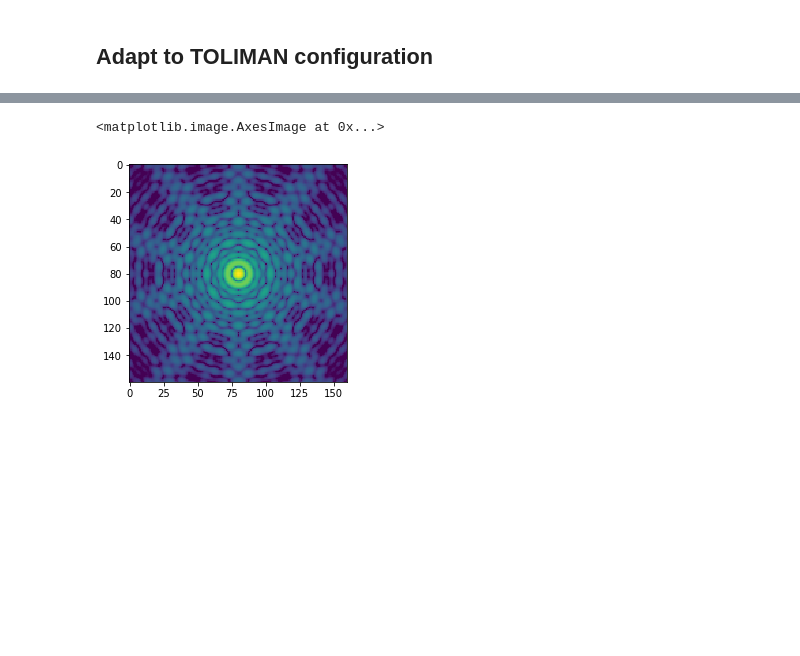
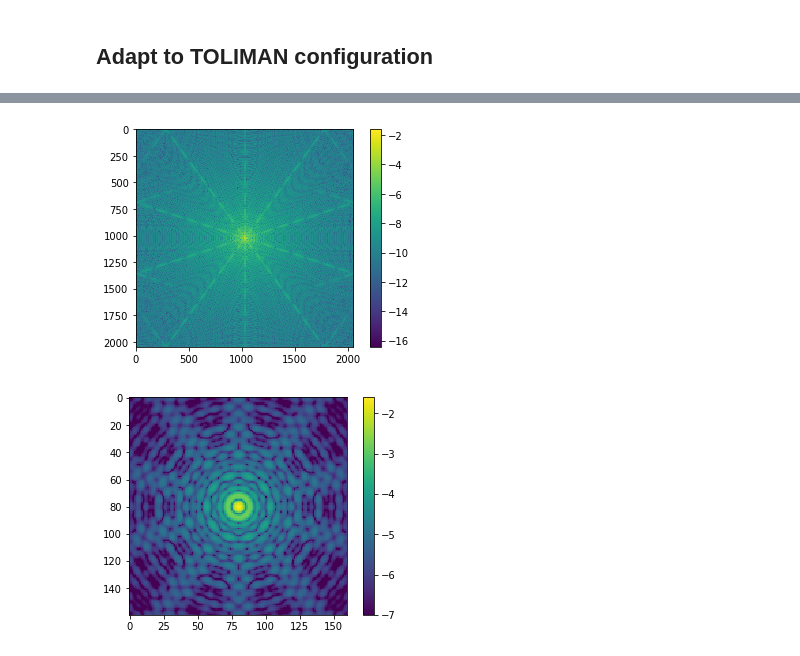
Before and after one commit to benjaminpope/toliman, a Jupyter notebook: image_modelling/hst toliman PROPER.ipynb, the cells around one changed output, grey strips where cells are left out. Cells and saved outputs as stored; diff of their text form; code cells hidden in the pictures; blank space fills up the shorter version.

Commit message:
Added plot of whole wavefront

```diff
--- a/image_modelling/hst toliman PROPER.ipynb
+++ b/image_modelling/hst toliman PROPER.ipynb
@@ -16,7 +16,9 @@ gridsize = 2048 #512
 (wavefront, sampling) = proper.prop_run('toliman_prescription_simple', wavelength, gridsize)
 
 # Plot entire wavefront
-# plt.imshow(np.log10(wavefront), interpolation = 'None', cmap='viridis')
+plt.imshow(np.log10(wavefront), interpolation = 'None', cmap='viridis')
+plt.colorbar()
+plt.show()
 
 # Log plot
 c = int(gridsize/2)
@@ -24,6 +26,8 @@ sz = 80
 im = wavefront[c-sz:c+sz, c-sz:c+sz]
 #im = np.abs(im)**2 # For if you had NOABS=True
 plt.imshow(np.log10(im), interpolation = 'None', cmap='viridis', clim=[-7, -1.6])
+plt.colorbar()
+plt.show()
 
 # Linear plot
 # c = gridsize/2
@@ -41,2 +45,2 @@ Total elapsed time (seconds) =  10.2658
-<matplotlib.image.AxesImage at 0x...>
-[figure, old version]
+[figure, new version]
+[figure, added]
```
Also changed, not shown: parts of 2 cells of this notebook.
